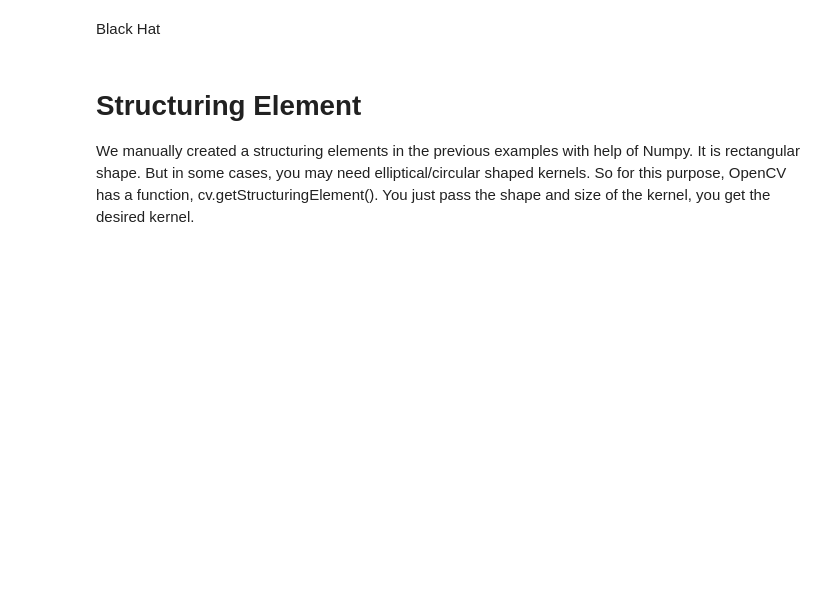
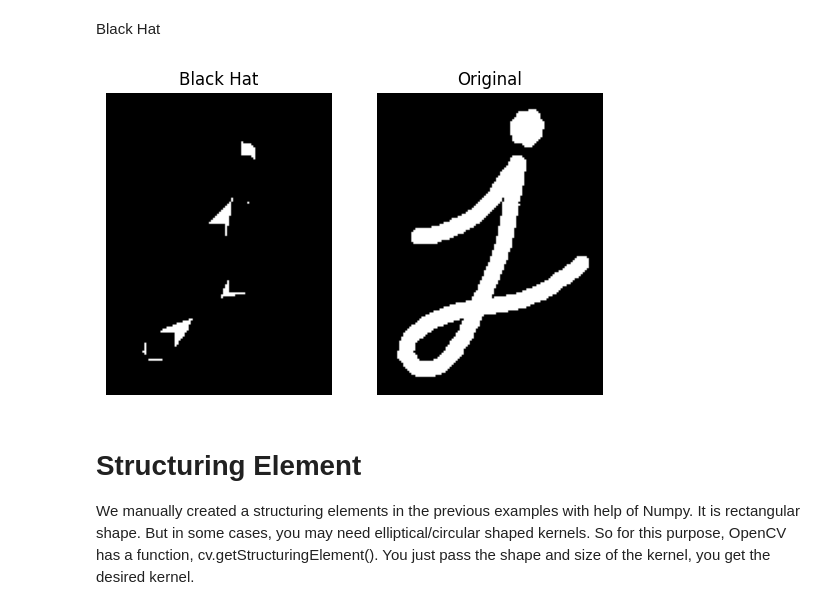
Before and after one commit to olaw01/OpenCV_image_processing, a Jupyter notebook: data/MorphologicalOperations.ipynb, the cells around one changed output. Saved outputs shown, nothing was run; the diff lists cells and outputs as text; code cells hidden in the pictures; blank space fills up the shorter version.

```diff
--- a/data/MorphologicalOperations.ipynb
+++ b/data/MorphologicalOperations.ipynb
@@ -126,18 +132,21 @@ plt.show()
 # %% [markdown]
 Black Hat
 # %%
-blackhat = cv.morphologyEx(image, cv.MORPH_BLACKHAT, kernel)
+kernel = np.ones((9,9),np.uint8)
+blackhat = cv.morphologyEx(image_j, cv.MORPH_BLACKHAT, kernel)
 
 plt.subplot(1,2,1)
 plt.imshow(blackhat)
 plt.title('Black Hat')
 plt.axis('off')
 
 plt.subplot(1,2,2)
-plt.imshow(image)
+plt.imshow(image_j)
 plt.title('Original')
 plt.axis('off')
 plt.show()
+# %% [output]
+[figure, added]
 # %% [markdown]
 # **Structuring Element**
 
```
Also changed, not shown: parts of 2 cells of this notebook.
